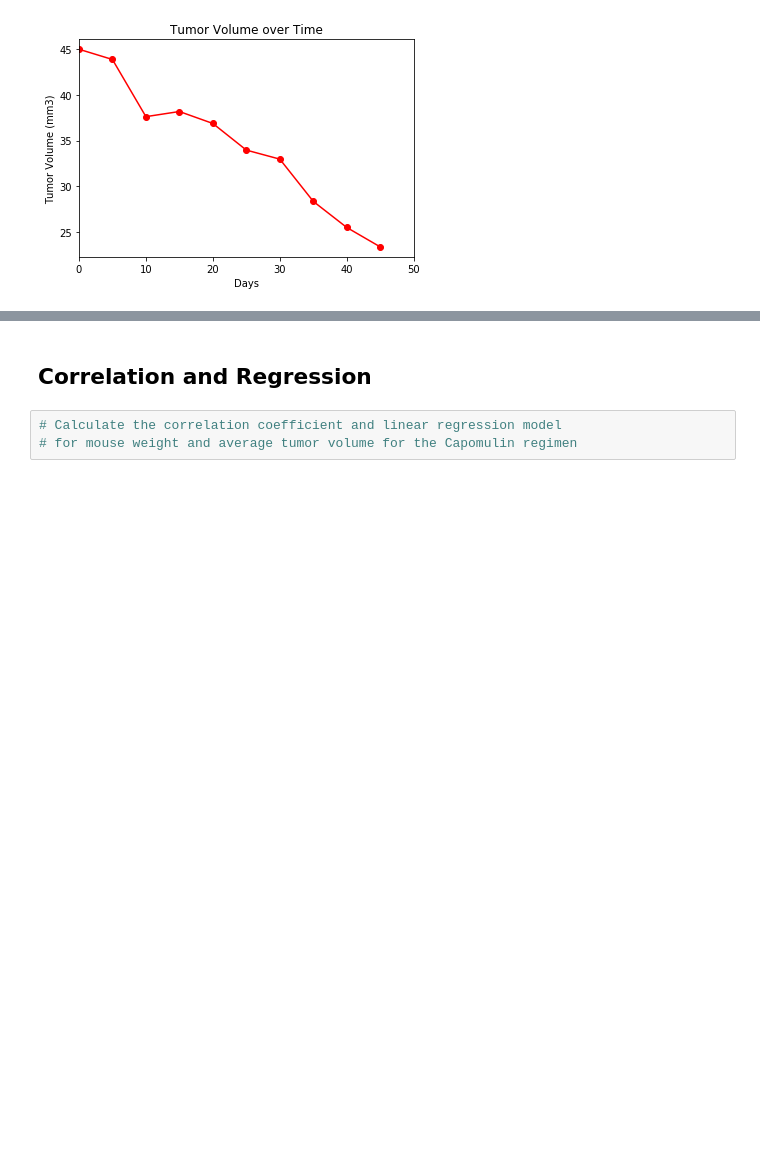
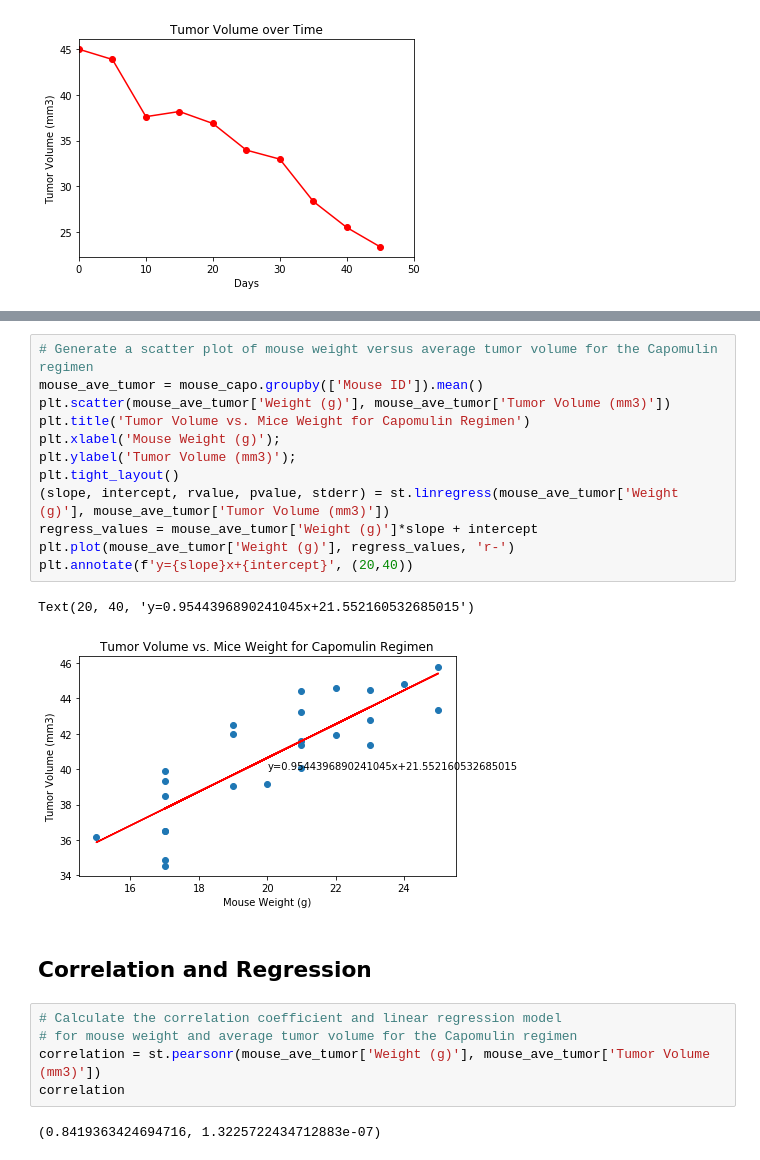
Before and after one commit to lucas-thornton/matplotlib-challenge, a Jupyter notebook: pymaceuticals_starter.ipynb, the cells around one changed output, grey strips where cells are left out. Cells and saved outputs as stored; diff of their text form; blank space fills up the shorter version.

```diff
--- a/pymaceuticals_starter.ipynb
+++ b/pymaceuticals_starter.ipynb
@@ -240,5 +223,24 @@ mouse_capo
+# %%
+# Generate a scatter plot of mouse weight versus average tumor volume for the Capomulin regimen
+mouse_ave_tumor = mouse_capo.groupby(['Mouse ID']).mean()
+plt.scatter(mouse_ave_tumor['Weight (g)'], mouse_ave_tumor['Tumor Volume (mm3)'])
+plt.title('Tumor Volume vs. Mice Weight for Capomulin Regimen')
+plt.xlabel('Mouse Weight (g)');
+plt.ylabel('Tumor Volume (mm3)');
+plt.tight_layout()
+(slope, intercept, rvalue, pvalue, stderr) = st.linregress(mouse_ave_tumor['Weight (g)'], mouse_ave_tumor['Tumor Volume (mm3)'])
+regress_values = mouse_ave_tumor['Weight (g)']*slope + intercept
+plt.plot(mouse_ave_tumor['Weight (g)'], regress_values, 'r-')
+plt.annotate(f'y={slope}x+{intercept}', (20,40))
+# %% [output]
+Text(20, 40, 'y=0.9544396890241045x+21.552160532685015')
+[figure, added]
 # %% [markdown]
 ## Correlation and Regression
 # %%
 # Calculate the correlation coefficient and linear regression model
 # for mouse weight and average tumor volume for the Capomulin regimen
+correlation = st.pearsonr(mouse_ave_tumor['Weight (g)'], mouse_ave_tumor['Tumor Volume (mm3)'])
+correlation
+# %% [output]
+(0.8419363424694716, 1.3225722434712883e-07)
```
Also changed, not shown: parts of 5 cells of this notebook.
